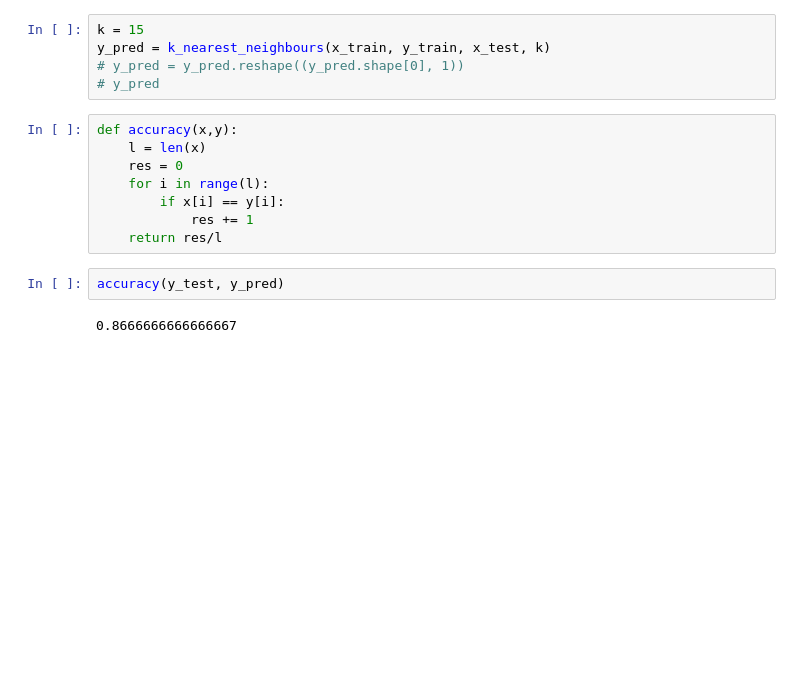
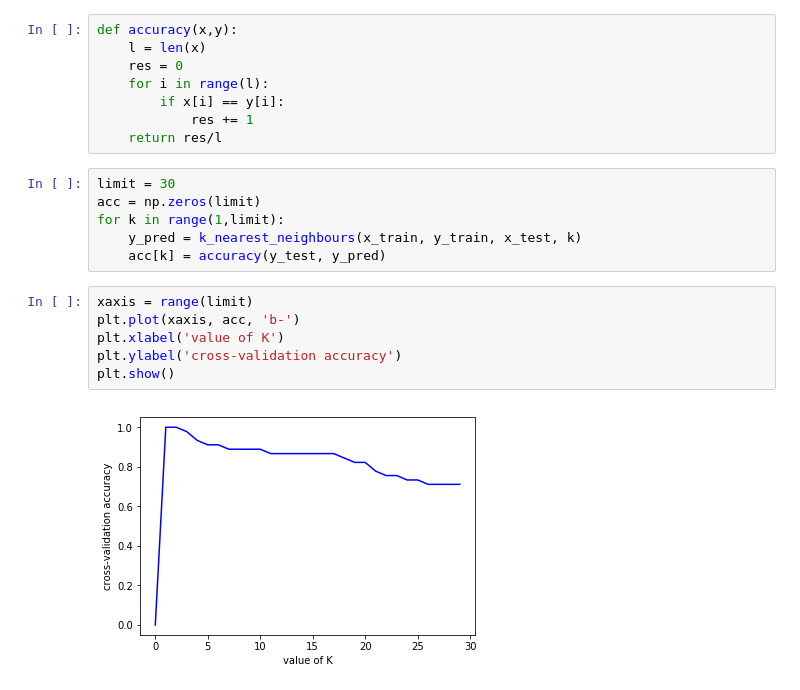
Before and after one commit to ShreyaGupta08/Machine-Learning-Algorithm-From-Scratch, a Jupyter notebook: K-Nearest Neighbours on Iris Dataset.ipynb, the cells around one changed output. Drawn from its saved outputs; the diff is of its cells as text; blank space fills up the shorter version.

Commit message:
KNN accuracy improved

```diff
--- a/K-Nearest Neighbours on Iris Dataset.ipynb
+++ b/K-Nearest Neighbours on Iris Dataset.ipynb
@@ -137,11 +139,6 @@ def k_nearest_neighbours(x_train, y_train, x_test, k):
         freq = mostFreq(nearestK)
         res[j] = freq[0]
     return res
-# %%
-k = 15
-y_pred = k_nearest_neighbours(x_train, y_train, x_test, k)
-# y_pred = y_pred.reshape((y_pred.shape[0], 1))
-# y_pred
 # %%
 def accuracy(x,y):
     l = len(x)
@@ -150,7 +147,17 @@ def accuracy(x,y):
         if x[i] == y[i]:
             res += 1
     return res/l
-# %%
-accuracy(y_test, y_pred)
-# %% [output]
-0.8666666666666667
+# %%
+limit = 30
+acc = np.zeros(limit)
+for k in range(1,limit):
+    y_pred = k_nearest_neighbours(x_train, y_train, x_test, k)
+    acc[k] = accuracy(y_test, y_pred)
+# %%
+xaxis = range(limit)
+plt.plot(xaxis, acc, 'b-')
+plt.xlabel('value of K')
+plt.ylabel('cross-validation accuracy')
+plt.show()
+# %% [output]
+[figure, added]
```
Also changed, not shown: parts of 3 cells of this notebook.
